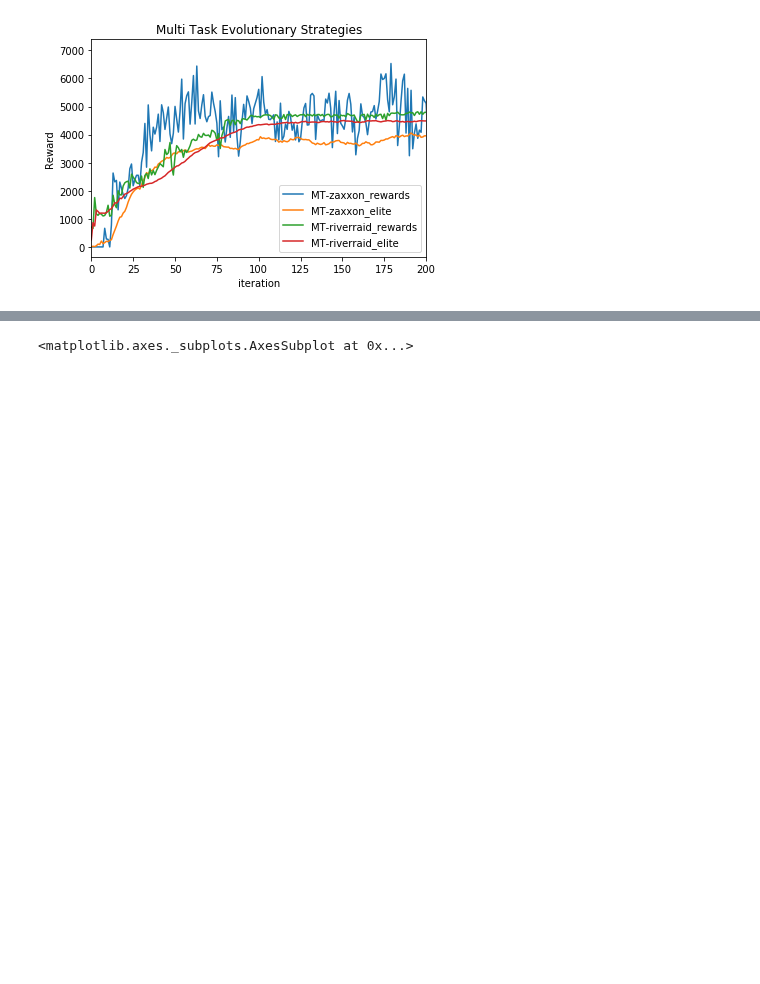
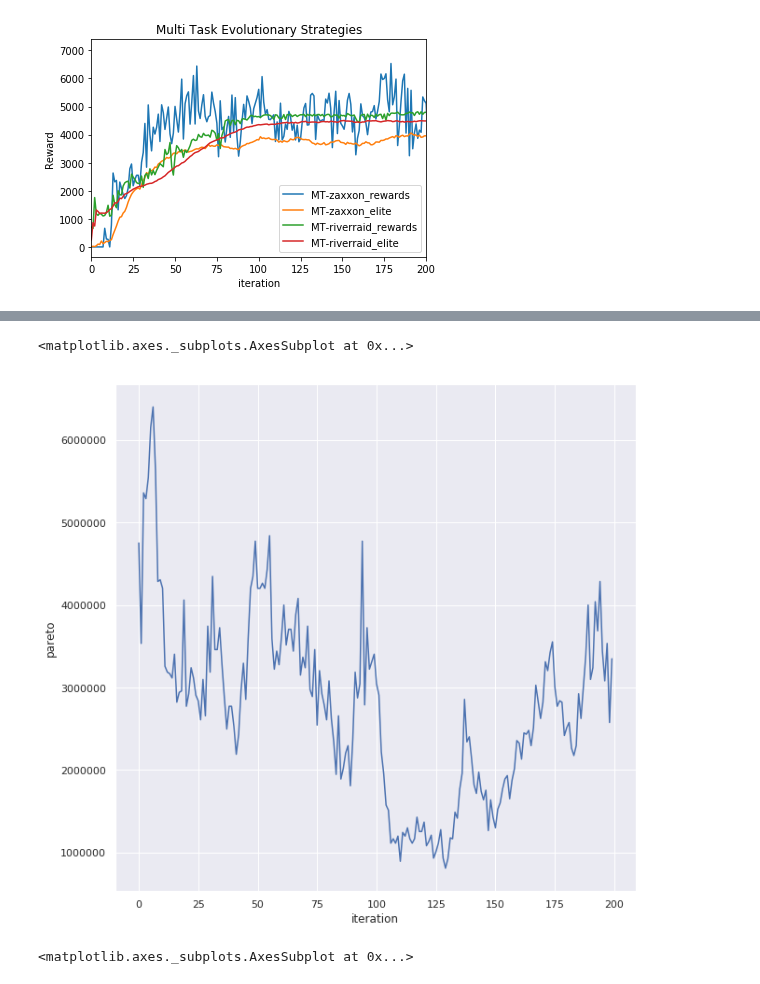
Before and after one commit to deyandyankov/research.mtne, a Jupyter notebook: gpu_implementation/analysis/all_plots.ipynb, the cells around one changed output, grey strips where cells are left out. Cells and saved outputs as stored; diff of their text form; code cells hidden in the pictures; blank space fills up the shorter version.

```diff
--- a/gpu_implementation/analysis/all_plots.ipynb
+++ b/gpu_implementation/analysis/all_plots.ipynb
@@ -118,3 +131,11 @@ def compute_dkl(cfg, game_idx, iteration, bin_size, epsilon):
+# %%
+# hv = utils.get_hypervolume_data(experiments['ST-riverraid-zaxxon'])
+sns.set(rc={'figure.figsize': (10, 10)})
+hv['iteration'] = hv.index
+sns.lineplot(x=hv['iteration'], y=hv['pareto'], data=hv)
+# %% [output]
+<matplotlib.axes._subplots.AxesSubplot at 0x...>
+[figure, added]
 # %%
 cfg = experiments['MT']
 game_idx = 0
```
Also changed, not shown: parts of 10 cells of this notebook, 3 other files.
